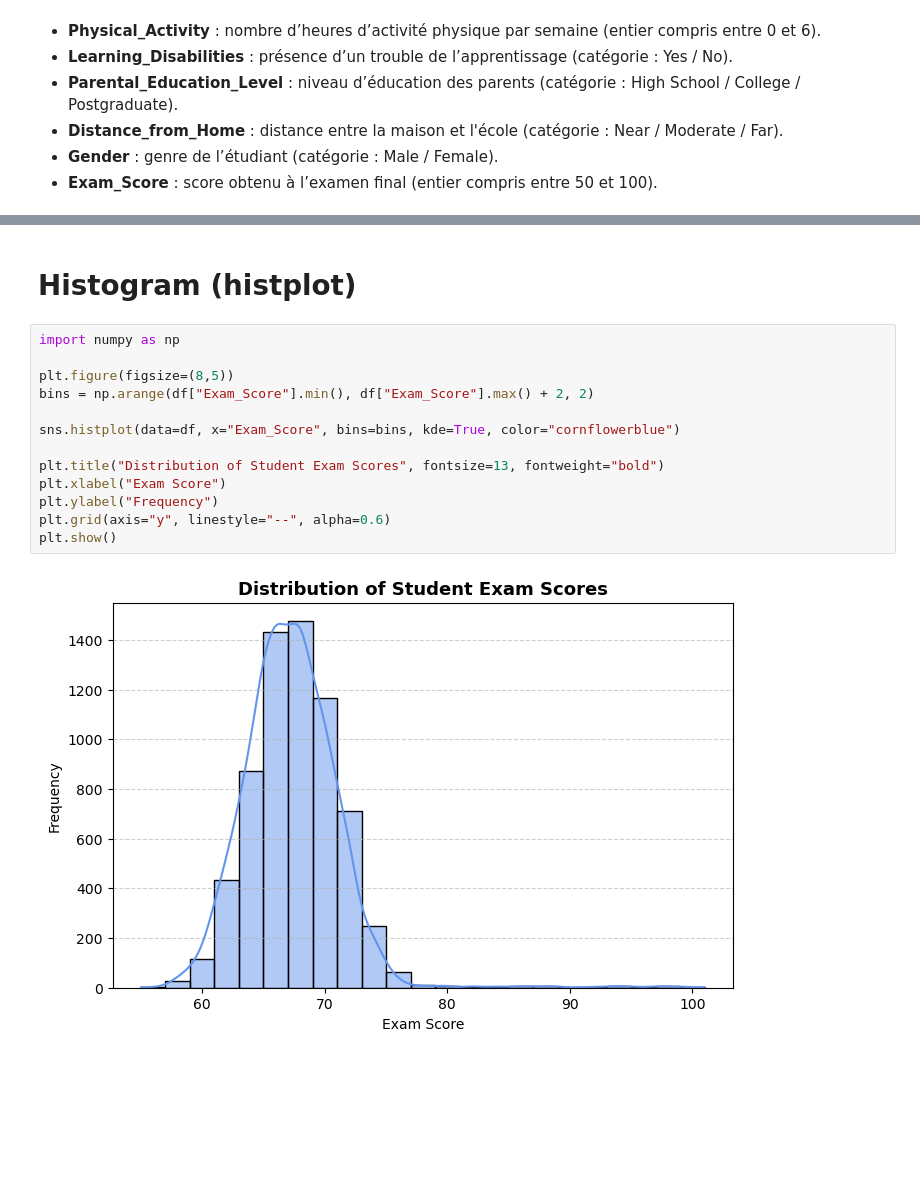
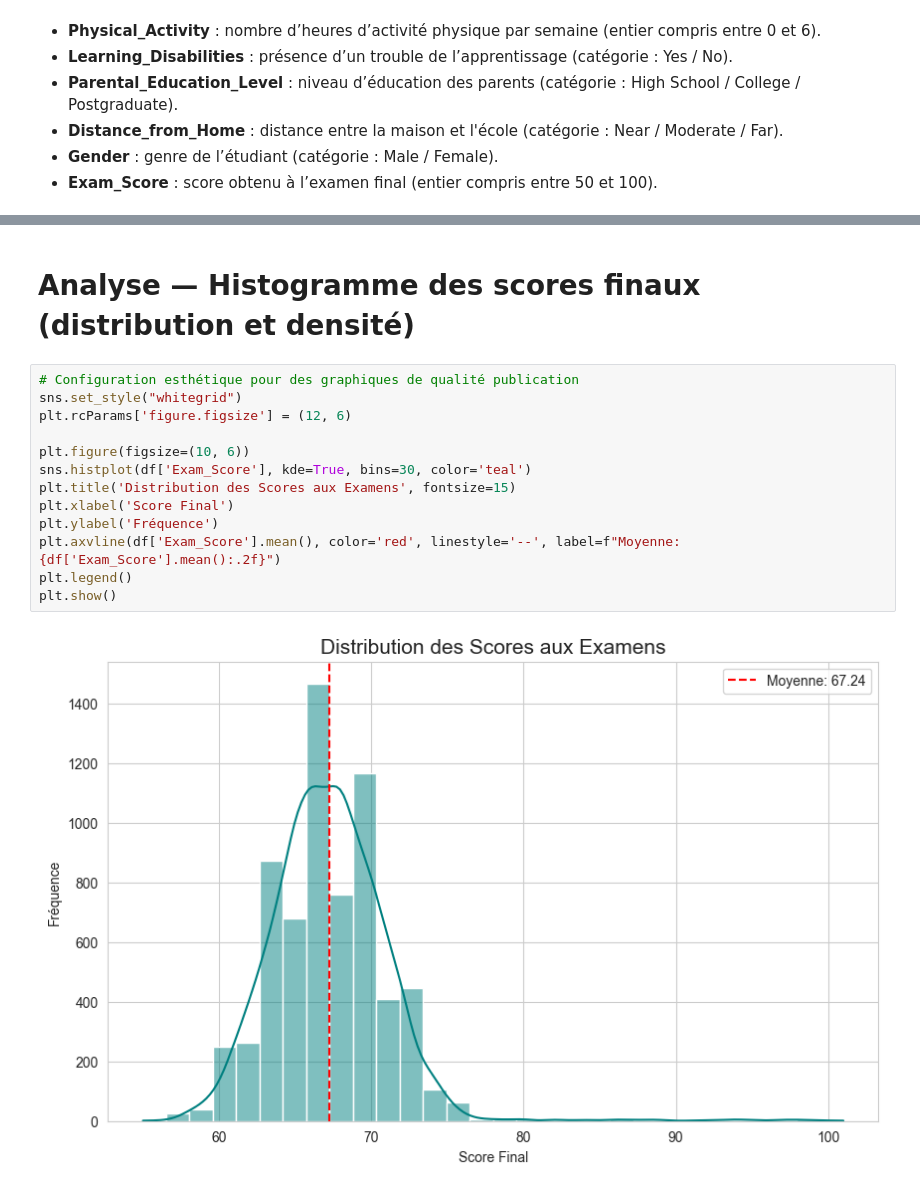
Before and after one commit to AugustinO28/Projet_Data_GR3, a Jupyter notebook: Scripts/EDA.ipynb, the cells around one changed output, grey strips where cells are left out. Cells and saved outputs as stored; diff of their text form; blank space fills up the shorter version.

```diff
--- a/Scripts/EDA.ipynb
+++ b/Scripts/EDA.ipynb
@@ -268,17 +178,17 @@ plt.show()
 # %% [markdown]
-# Histogram (histplot)
+# Analyse — Histogramme des scores finaux (distribution et densité)
 # %%
-import numpy as np
+# Configuration esthétique pour des graphiques de qualité publication
+sns.set_style("whitegrid")
+plt.rcParams['figure.figsize'] = (12, 6)
 
-plt.figure(figsize=(8,5))
-bins = np.arange(df["Exam_Score"].min(), df["Exam_Score"].max() + 2, 2)
-
-sns.histplot(data=df, x="Exam_Score", bins=bins, kde=True, color="cornflowerblue")
-
-plt.title("Distribution of Student Exam Scores", fontsize=13, fontweight="bold")
-plt.xlabel("Exam Score")
-plt.ylabel("Frequency")
-plt.grid(axis="y", linestyle="--", alpha=0.6)
+plt.figure(figsize=(10, 6))
+sns.histplot(df['Exam_Score'], kde=True, bins=30, color='teal')
+plt.title('Distribution des Scores aux Examens', fontsize=15)
+plt.xlabel('Score Final')
+plt.ylabel('Fréquence')
+plt.axvline(df['Exam_Score'].mean(), color='red', linestyle='--', label=f"Moyenne: {df['Exam_Score'].mean():.2f}")
+plt.legend()
 plt.show()
 # %% [output]
-[figure, old version]
+[figure, new version]
```
Also changed, not shown: parts of 43 cells of this notebook.
